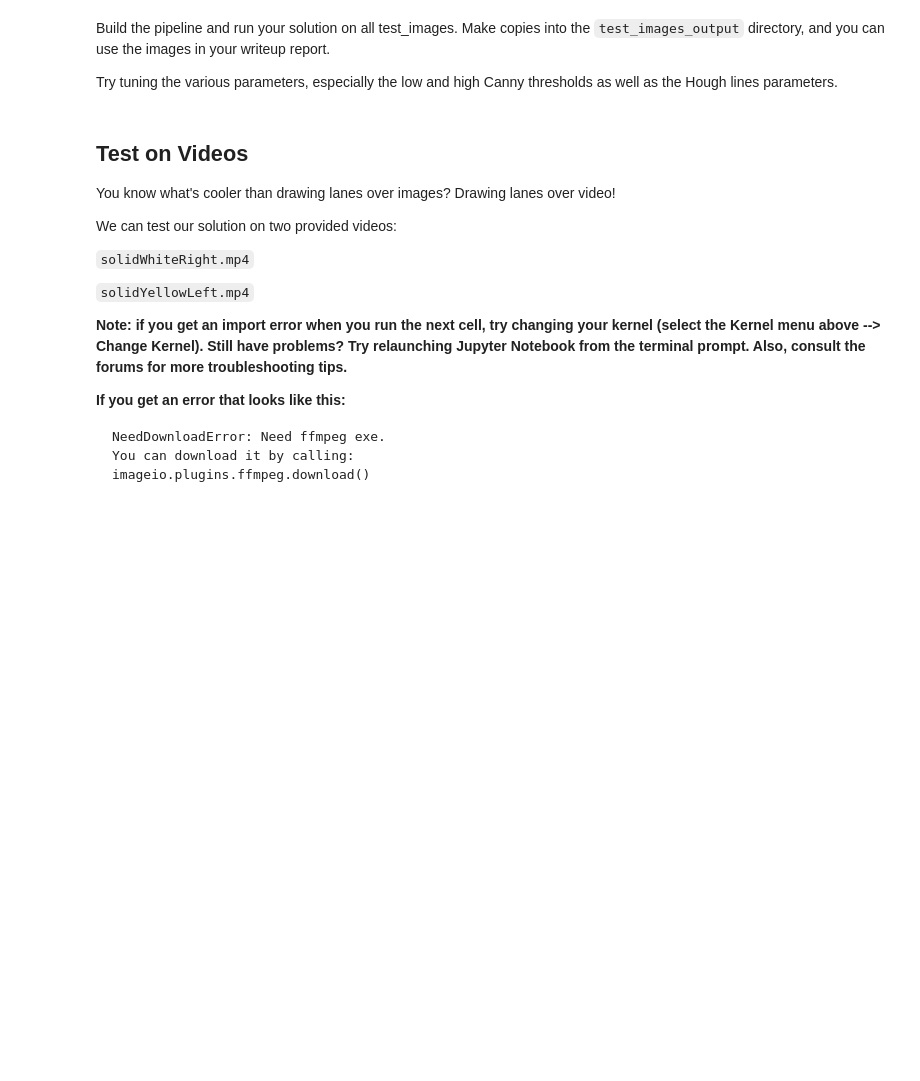
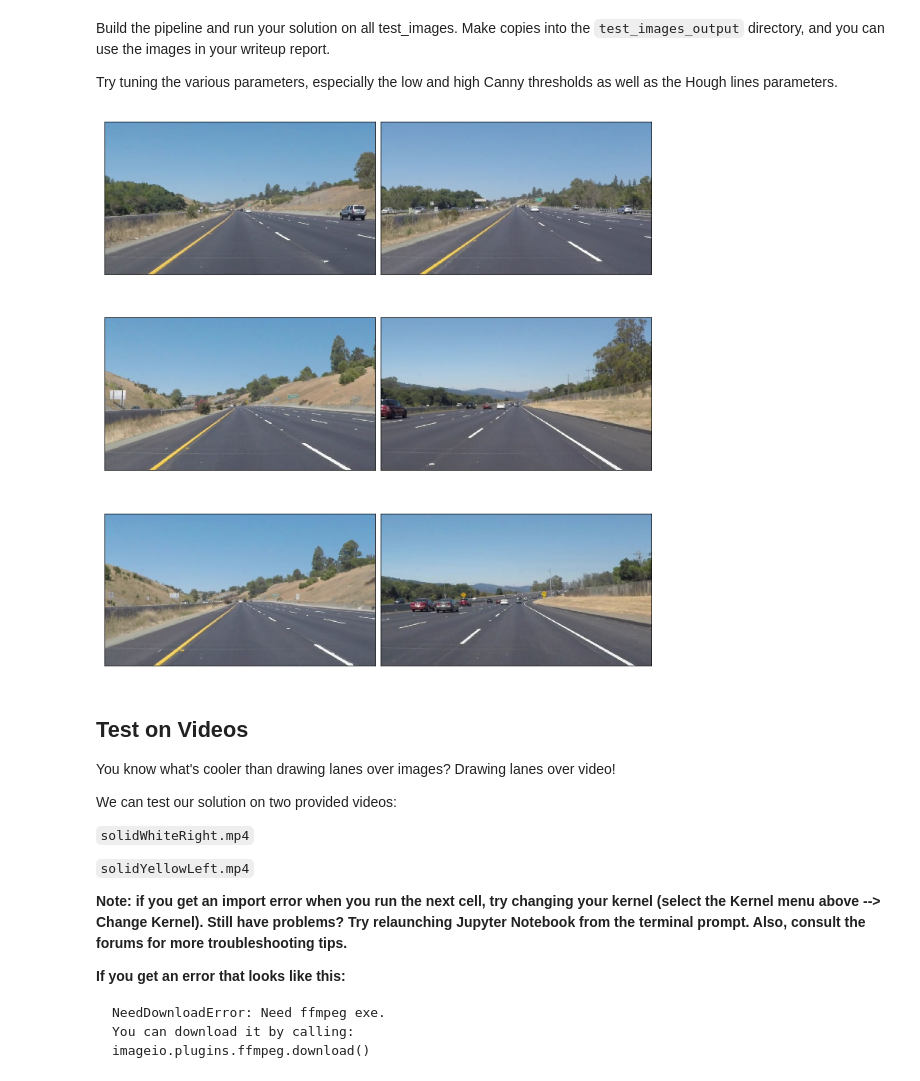
Before and after one commit to alibakh62/CarND-LaneLines-P1, a Jupyter notebook: P1.ipynb, the cells around one changed output. Drawn from its saved outputs; the diff is of its cells as text; code cells hidden in the pictures; blank space fills up the shorter version.

```diff
--- a/P1.ipynb
+++ b/P1.ipynb
@@ -189,5 +59,0 @@ line_image = np.copy(image)*0 # creating a blank to draw lines on
-# %%
-lines = cv2.HoughLinesP(masked_edges, rho, theta, threshold,
-                        np.array([]),min_line_length, max_line_gap)
-# %%
-line_image = add_extrapolated_lines(line_image, lines)
@@ -326,34 +85,3 @@ os.listdir("test_images/")
 Build the pipeline and run your solution on all test_images. Make copies into the `test_images_output` directory, and you can use the images in your writeup report.
 
 Try tuning the various parameters, especially the low and high Canny thresholds as well as the Hough lines parameters.
-# %%
-kernel_size = 5
-low_threshold = 50
-high_threshold = 150
-rho = 2
-theta = np.pi/180
-threshold = 35
-min_line_len = 40
-max_line_gap = 50
-# %%
-TEST_INPUT_FOLDER = "test_images"
-TEST_OUTPUT_FOLDER = "test_images_output"
-for img_fn in os.listdir(TEST_INPUT_FOLDER):
-    input_root = os.path.join(TEST_INPUT_FOLDER, img_fn)
-    img = mpimg.imread(input_root)
-    plt.imshow(img)
-    imshape = image.shape
-    # getting edges
-    img_gray = grayscale(img)
-    img_blur = gaussian_blur(img_gray, kernel_size)
-    img_edge = canny(img_blur, low_threshold, high_threshold)
-    # selecting region
-    vertices = np.array([[(0,imshape[0]),(470, 310), (490, 310), (imshape[1],imshape[0])]], dtype=np.int32)
-    img_edges_masked = region_of_interest(img_edge, vertices)
-    # perform Hough transform
-    img_lines = hough_lines(img_edges_masked, rho, theta, threshold, min_line_len, max_line_gap)
-    img_final = weighted_img(img_lines, img, α=0.8, β=1., γ=0.)
-    plt.imshow(img_final)
-    os.makedirs(TEST_OUTPUT_FOLDER, exist_ok=True)
-    output_root = os.path.join(TEST_OUTPUT_FOLDER, img_fn)
-    plt.imsave(output_root, arr=img_final)
@@ -418,0 +304,5 @@ def get_lane_lines_imageList(in_folder, out_folder, kwargs=None):
+# %%
+test_images = [plt.imread(path) for path in glob.glob('test_images/*.jpg')]
+StableLaneDetector.show_image_lst(test_images)
+# %% [output]
+[figure, added]
```
Also changed, not shown: parts of 48 cells of this notebook, 9 other files.
